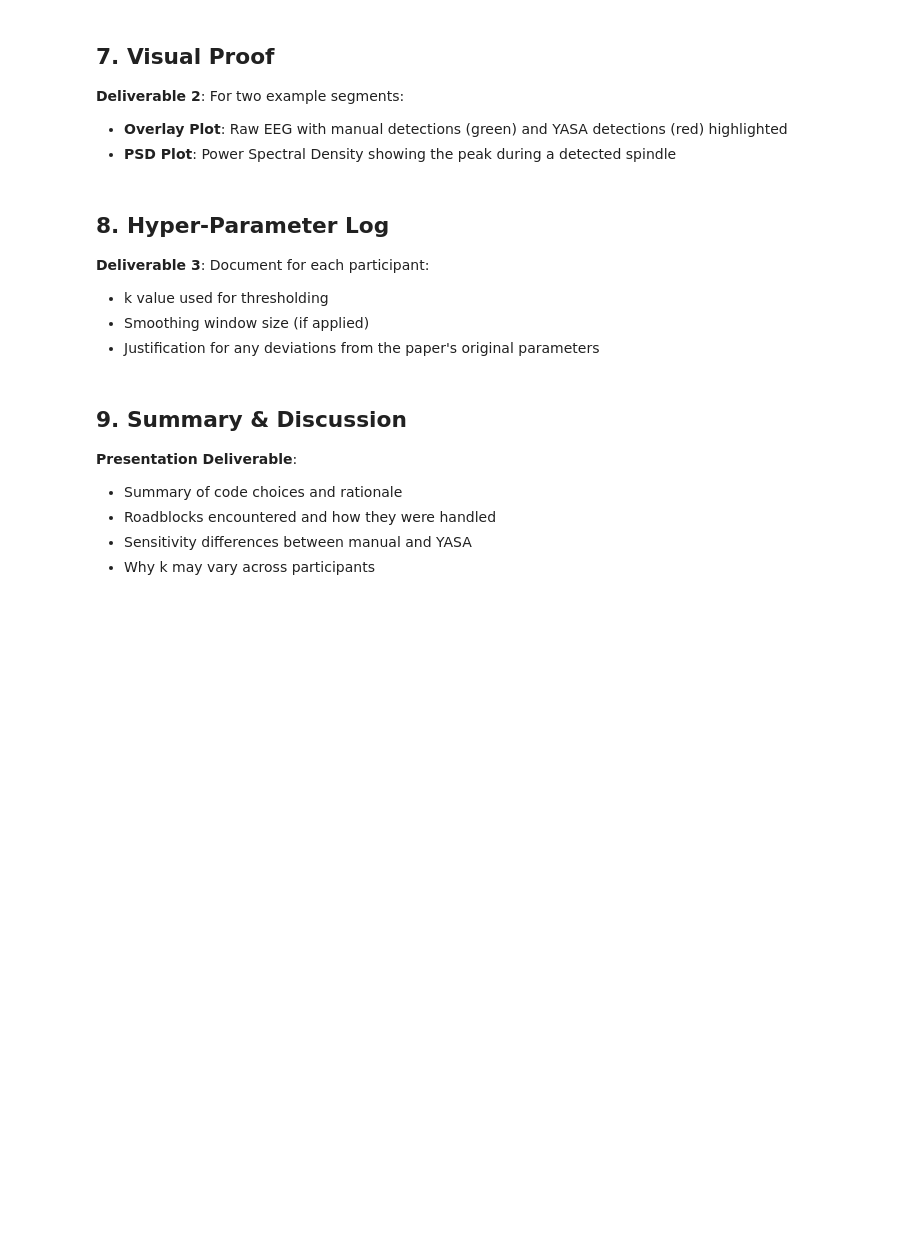
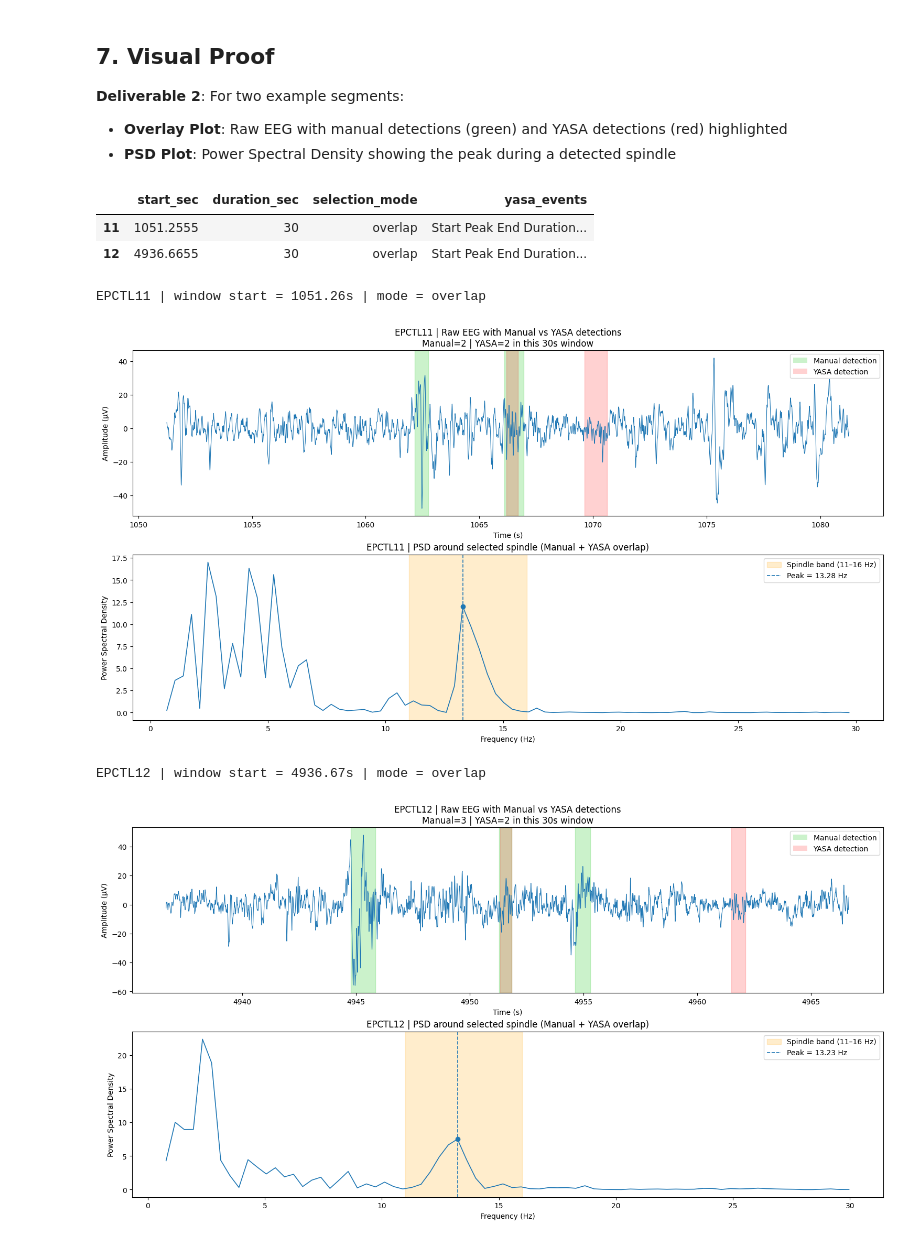
Before and after one commit to neehanthreddym/eeg-signal-processing-classification, a Jupyter notebook: notebooks/part1_spindles.ipynb, the cells around one changed output. Cells and saved outputs as stored; diff of their text form; code cells hidden in the pictures; blank space fills up the shorter version.

```diff
--- a/notebooks/part1_spindles.ipynb
+++ b/notebooks/part1_spindles.ipynb
@@ -28,9 +28,11 @@ DATA_DIR    = Path("../data/raw")
 RESULTS_DIR = Path("../results")
 FIGURES_DIR = Path("../figures")
 MANUAL_DIR  = Path("../data/processed/manual_detection")
+YASA_DIR = Path("../data/processed/yasa_detection")
 RESULTS_DIR.mkdir(exist_ok=True)
 FIGURES_DIR.mkdir(exist_ok=True)
 MANUAL_DIR.mkdir(parents=True, exist_ok=True)
+YASA_DIR.mkdir(parents=True, exist_ok=True)
 
 # Participants
 PARTICIPANTS = [11, 12, 13, 14, 15]
@@ -657,6 +712,6 @@ pd.DataFrame(rows)
 # %%
 # Run manual spindle detection on all participants and save outputs
-MANUAL_PARAMS = {"lead": "CZ", "k": 1.5, "smooth_ms": 200}
+MANUAL_PARAMS = {"lead": "CZ", "k": 1.2, "smooth_ms": 100}
 
 manual_summary_rows = []
 manual_events_all = []
@@ -722,16 +896,3 @@ Processing EPCTL15 | lead=CZ | k=1.5 | smooth_ms=200
 **Deliverable 2**: For two example segments:
 - **Overlay Plot**: Raw EEG with manual detections (green) and YASA detections (red) highlighted
 - **PSD Plot**: Power Spectral Density showing the peak during a detected spindle
-# %% [markdown]
-## 8. Hyper-Parameter Log
-**Deliverable 3**: Document for each participant:
-- k value used for thresholding
-- Smoothing window size (if applied)
-- Justification for any deviations from the paper's original parameters
-# %% [markdown]
-## 9. Summary & Discussion
-**Presentation Deliverable**:
-- Summary of code choices and rationale
-- Roadblocks encountered and how they were handled
-- Sensitivity differences between manual and YASA
-- Why k may vary across participants
@@ -737,0 +1100,63 @@ Processing EPCTL15 | lead=CZ | k=1.5 | smooth_ms=200
+# %%
+visual_manual = {}
+visual_yasa = {}
+selected_windows = {}
+
+yasa_all_events = pd.read_csv(YASA_DIR / "yasa_spindle_events_all.csv")
+
+for pid in VISUAL_PIDS:
+    # Re-run manual detector using final parameters
+    visual_manual[pid] = manual_spindle_detector(
+        pid=pid,
+        data_dir=DATA_DIR,
+        lead="CZ",
+        k=1.2,
+        smooth_ms=100,
+        min_duration=0.5,
+        max_duration=2.0
+    )
+
+    # Filter the YASA events for example participants
+    yasa_events_pid = yasa_all_events[yasa_all_events["participant"] == f"EPCTL{pid}"]
+
+    # Choose a good 30s segment automatically
+    start_sec, mode = choose_visual_window(
+        manual_events=visual_manual[pid]["events"],
+        yasa_events=yasa_events_pid,
+        fallback_start=inspection_windows[pid]["middle"],
+        duration_sec=30
+    )
+
+    selected_windows[pid] = {
+        "start_sec": start_sec,
+        "duration_sec": 30,
+        "selection_mode": mode,
+        "yasa_events": yasa_events_pid
+    }
+
+pd.DataFrame(selected_windows).T
+# %% [output]
+|  | start_sec | duration_sec | selection_mode | yasa_events |
+| 11 | 1051.2555 | 30 | overlap | Start Peak End Duration... |
+| 12 | 4936.6655 | 30 | overlap | Start Peak End Duration... |
+# %%
+for pid in VISUAL_PIDS:
+    start_sec = selected_windows[pid]["start_sec"]
+    mode = selected_windows[pid]["selection_mode"]
+
+    print(f"EPCTL{pid} | window start = {start_sec:.2f}s | mode = {mode}")
+
+    plot_visual_proof(
+        pid=pid,
+        manual_result=visual_manual[pid],
+        yasa_events=selected_windows[pid]["yasa_events"],
+        start_sec=selected_windows[pid]["start_sec"],
+        duration_sec=30,
+        pad_sec=1.0,
+        save_path=VISUAL_DIR / f"EPCTL{pid}_visual_proof.png"
+    )
+# %% [output]
+EPCTL11 | window start = 1051.26s | mode = overlap
+[figure, added]
+EPCTL12 | window start = 4936.67s | mode = overlap
+[figure, added]
```
Also changed, not shown: parts of 13 cells of this notebook, 6 other files.
